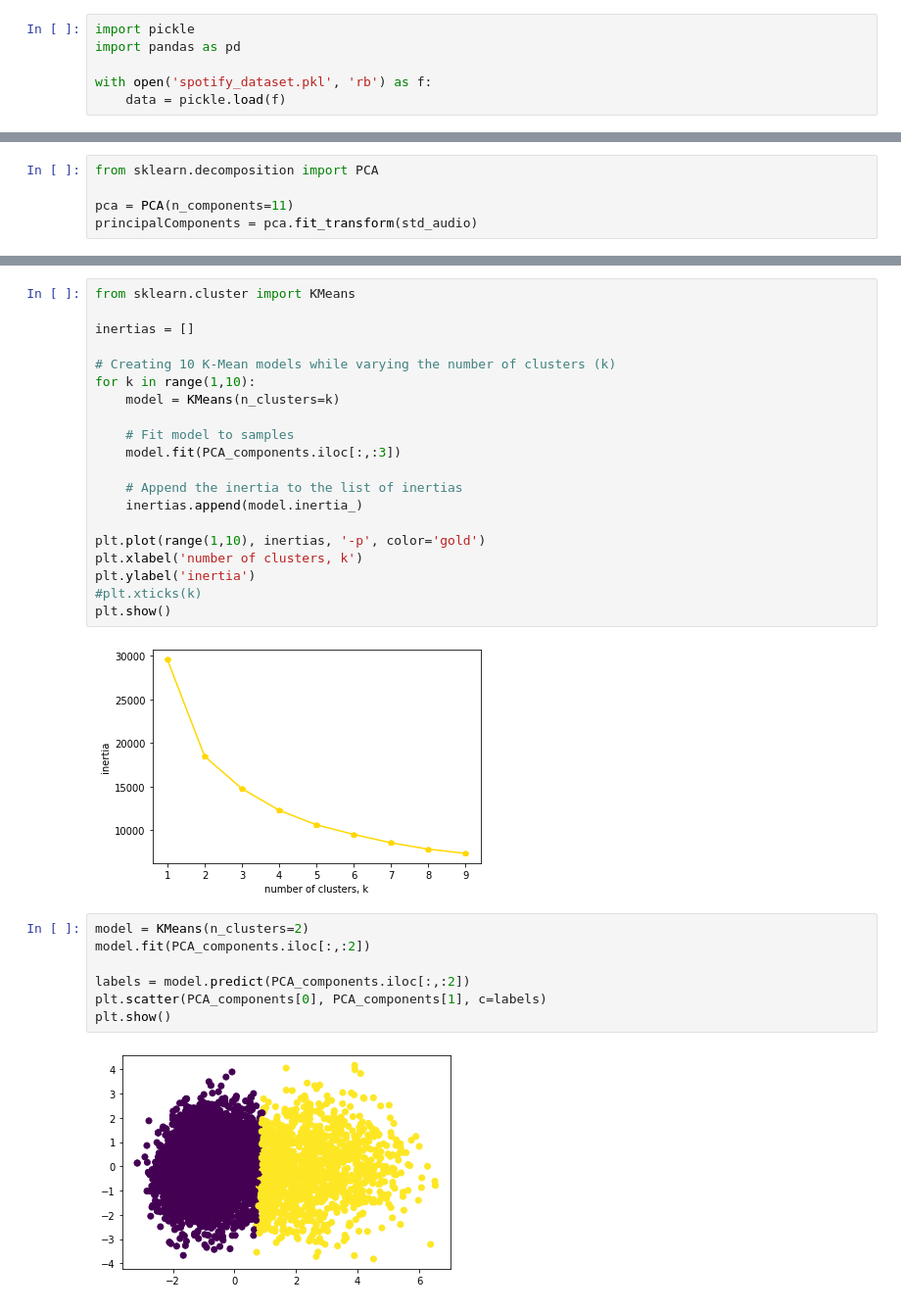
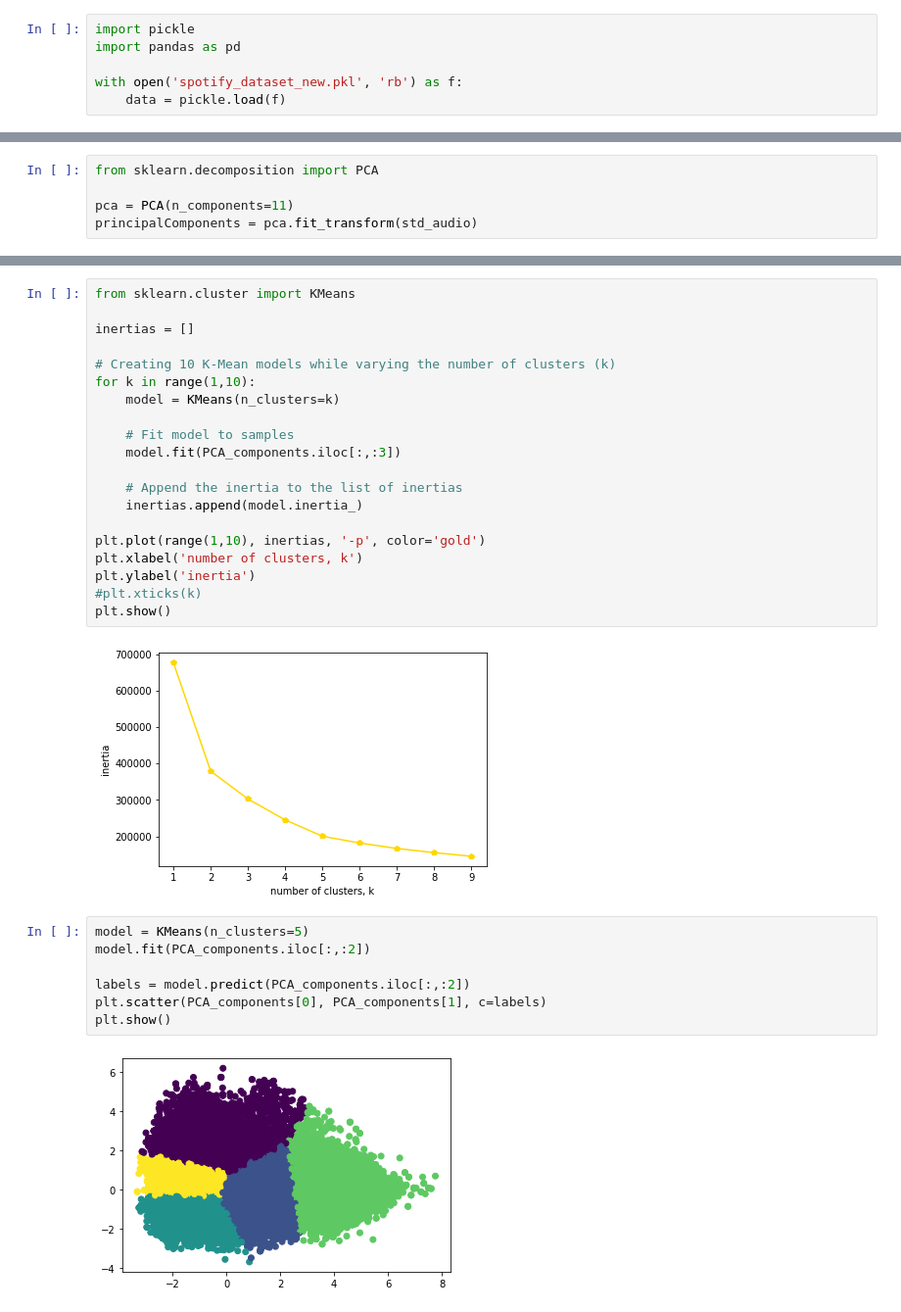
Before and after one commit to gonemad97/Spotify-Song-Recommender, a Jupyter notebook: CS6620 Final Project V2.ipynb, the cells around one changed output, grey strips where cells are left out. Shown at 98% size. Drawn from its saved outputs; the diff is of its cells as text.

Commit message:
Added new dataset

```diff
--- a/CS6620 Final Project V2.ipynb
+++ b/CS6620 Final Project V2.ipynb
@@ -2,7 +2,7 @@
 import pickle
 import pandas as pd
 
-with open('spotify_dataset.pkl', 'rb') as f:
+with open('spotify_dataset_new.pkl', 'rb') as f:
     data = pickle.load(f)
 # %%
 data
@@ -133,16 +133,16 @@ plt.ylabel('inertia')
 #plt.xticks(k)
 plt.show()
 # %% [output]
-[figure, old version]
+[figure, new version]
 # %%
-model = KMeans(n_clusters=2)
+model = KMeans(n_clusters=5)
 model.fit(PCA_components.iloc[:,:2])
 
 labels = model.predict(PCA_components.iloc[:,:2])
 plt.scatter(PCA_components[0], PCA_components[1], c=labels)
 plt.show()
 # %% [output]
-[figure, old version]
+[figure, new version]
 # %%
 #getting the labels in the new PCA Kmeans df
 segm_kmeans = pd.concat([data_reordered.reset_index(drop=True)],axis=1)
```
Also changed, not shown: parts of 9 cells of this notebook, 19 other files.
